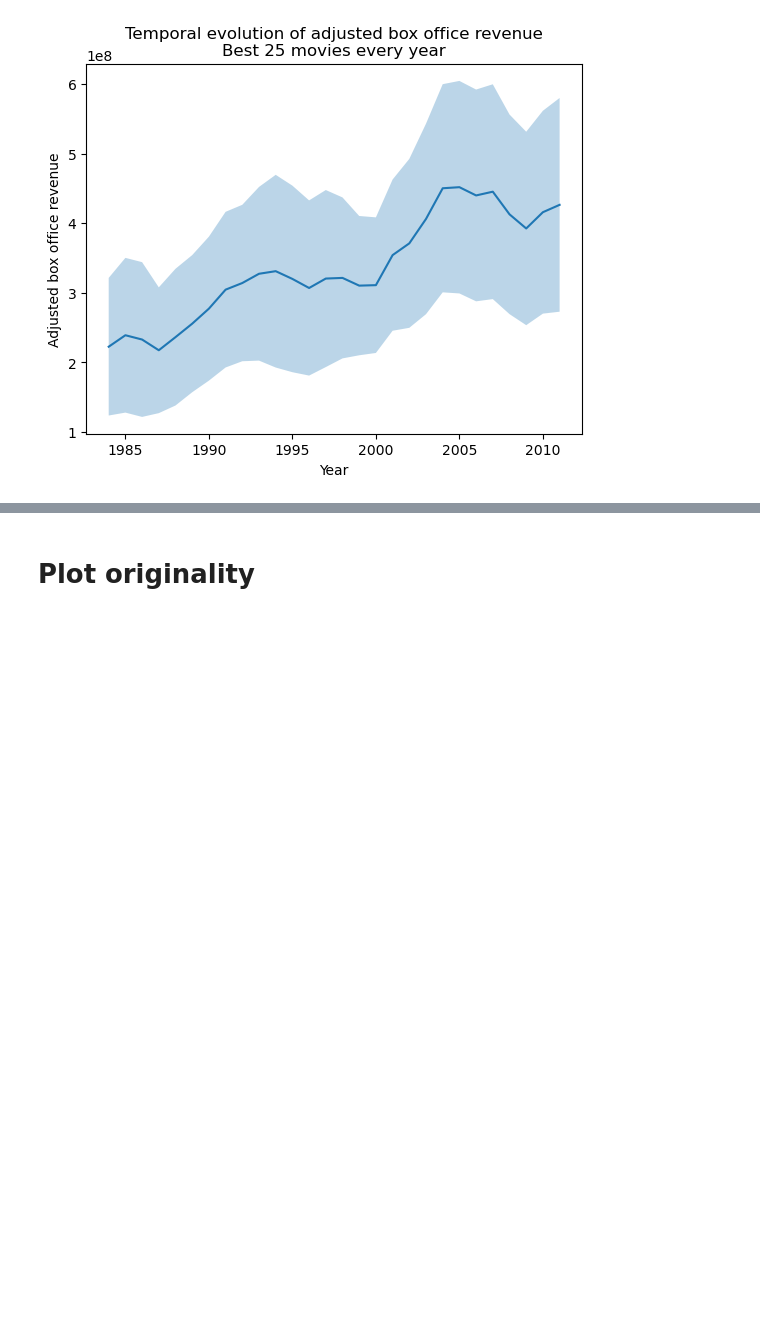
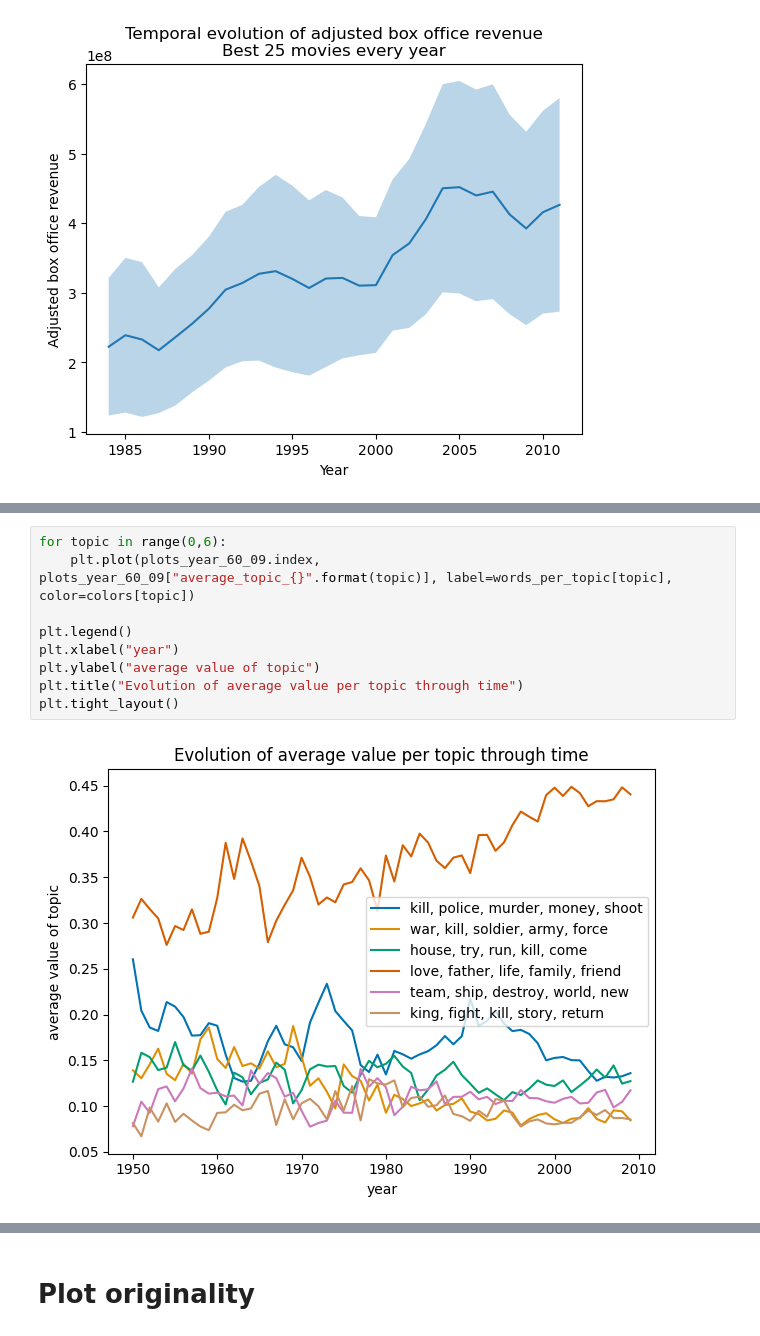
Before and after one commit to epfl-ada/ada-2023-project-msosm, a Jupyter notebook: main.ipynb, the cells around one changed output, grey strips where cells are left out. Drawn from its saved outputs; the diff is of its cells as text; blank space fills up the shorter version.

```diff
--- a/main.ipynb
+++ b/main.ipynb
@@ -397,0 +844,11 @@ Text(0.5, 1.0, 'Temporal evolution of adjusted box office revenue\nBest 25 movie
+# %%
+for topic in range(0,6):
+    plt.plot(plots_year_60_09.index, plots_year_60_09["average_topic_{}".format(topic)], label=words_per_topic[topic], color=colors[topic])
+
+plt.legend()
+plt.xlabel("year")
+plt.ylabel("average value of topic")
+plt.title("Evolution of average value per topic through time")
+plt.tight_layout()
+# %% [output]
+[figure, added]
```
Also changed, not shown: parts of 110 cells of this notebook.
